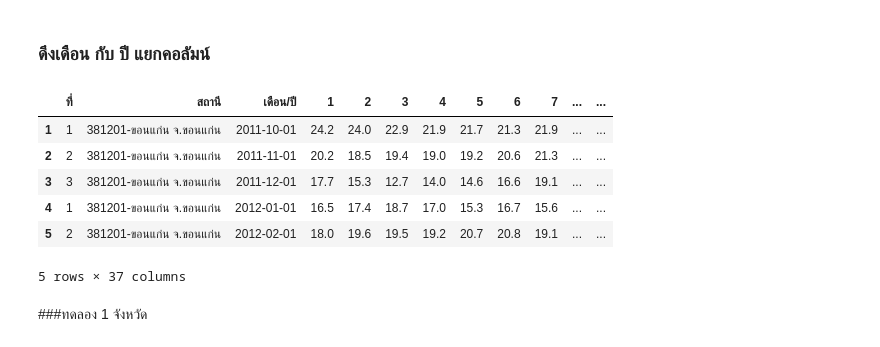
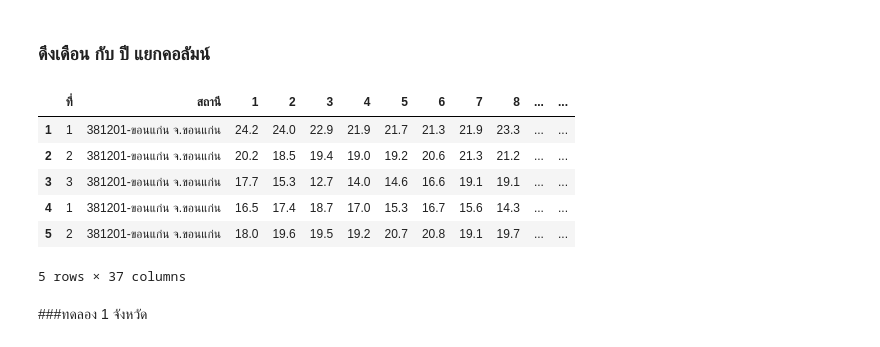
Before and after one commit to Nattakonjpg/bsc_dpbm22, a Jupyter notebook: [data3]_กรมอุตุ_.ipynb, the cells around one changed output. Saved outputs shown, nothing was run; the diff lists cells and outputs as text; code cells hidden in the pictures.

```diff
--- a/[data3]_กรมอุตุ_.ipynb
+++ b/[data3]_กรมอุตุ_.ipynb
@@ -680,12 +680,13 @@ tl.shape
 # %%
 tl['เดือน'] = tl['เดือน/ปี'].dt.month
 tl['ปี'] = tl['เดือน/ปี'].dt.year
+del tl['เดือน/ปี']
 tl.head()
 # %% [output]
-|  | ที่ | สถานี | เดือน/ปี | 1 | 2 | 3 | 4 | 5 | 6 | 7 | ... | ... |
-| 1 | 1 | 381201-ขอนแก่น จ.ขอนแก่น | 2011-10-01 | 24.2 | 24.0 | 22.9 | 21.9 | 21.7 | 21.3 | 21.9 | ... | ... |
-| 2 | 2 | 381201-ขอนแก่น จ.ขอนแก่น | 2011-11-01 | 20.2 | 18.5 | 19.4 | 19.0 | 19.2 | 20.6 | 21.3 | ... | ... |
-| 3 | 3 | 381201-ขอนแก่น จ.ขอนแก่น | 2011-12-01 | 17.7 | 15.3 | 12.7 | 14.0 | 14.6 | 16.6 | 19.1 | ... | ... |
-| 4 | 1 | 381201-ขอนแก่น จ.ขอนแก่น | 2012-01-01 | 16.5 | 17.4 | 18.7 | 17.0 | 15.3 | 16.7 | 15.6 | ... | ... |
-| 5 | 2 | 381201-ขอนแก่น จ.ขอนแก่น | 2012-02-01 | 18.0 | 19.6 | 19.5 | 19.2 | 20.7 | 20.8 | 19.1 | ... | ... |
+|  | ที่ | สถานี | 1 | 2 | 3 | 4 | 5 | 6 | 7 | 8 | ... | ... |
+| 1 | 1 | 381201-ขอนแก่น จ.ขอนแก่น | 24.2 | 24.0 | 22.9 | 21.9 | 21.7 | 21.3 | 21.9 | 23.3 | ... | ... |
+| 2 | 2 | 381201-ขอนแก่น จ.ขอนแก่น | 20.2 | 18.5 | 19.4 | 19.0 | 19.2 | 20.6 | 21.3 | 21.2 | ... | ... |
+| 3 | 3 | 381201-ขอนแก่น จ.ขอนแก่น | 17.7 | 15.3 | 12.7 | 14.0 | 14.6 | 16.6 | 19.1 | 19.1 | ... | ... |
+| 4 | 1 | 381201-ขอนแก่น จ.ขอนแก่น | 16.5 | 17.4 | 18.7 | 17.0 | 15.3 | 16.7 | 15.6 | 14.3 | ... | ... |
+| 5 | 2 | 381201-ขอนแก่น จ.ขอนแก่น | 18.0 | 19.6 | 19.5 | 19.2 | 20.7 | 20.8 | 19.1 | 19.7 | ... | ... |
 5 rows × 37 columns
```
Also changed, not shown: parts of 40 cells of this notebook.
